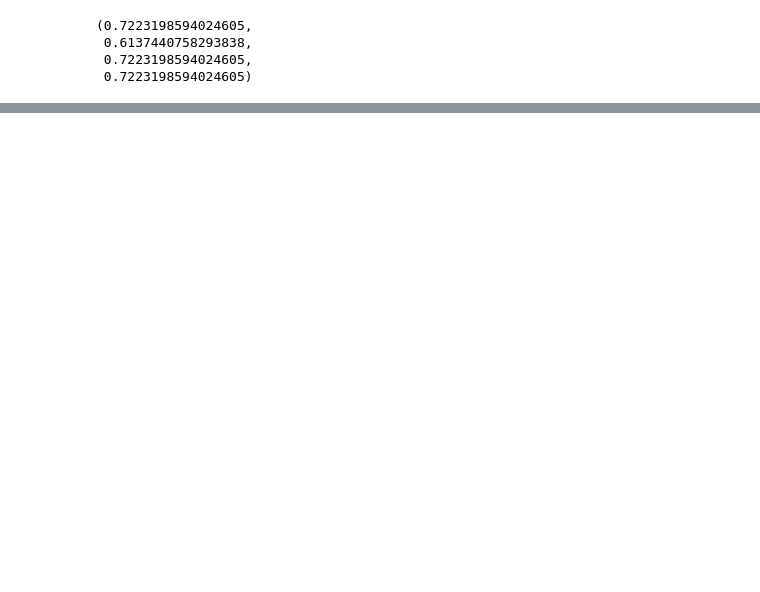
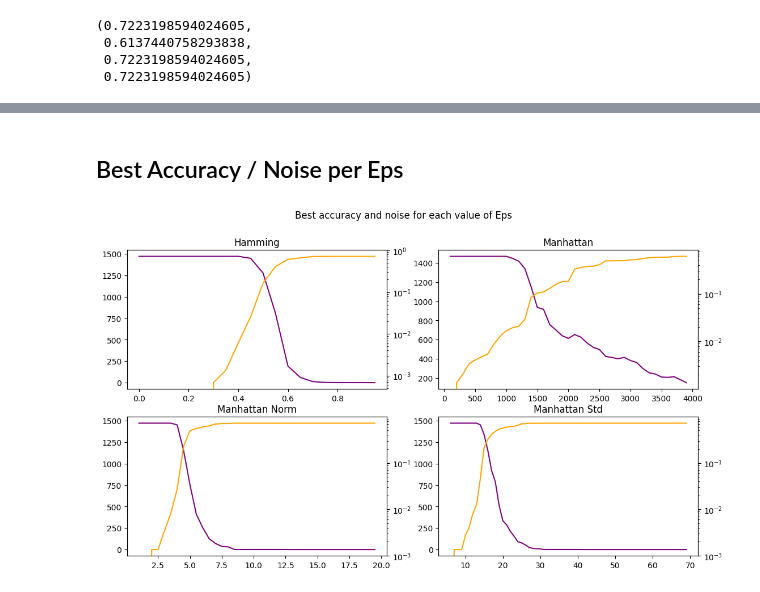
Before and after one commit to Kenza266/Clustering, a Jupyter notebook: NoteBooks/DBscan.ipynb, the cells around one changed output, grey strips where cells are left out. Drawn from its saved outputs; the diff is of its cells as text; code cells hidden in the pictures; blank space fills up the shorter version.

```diff
--- a/NoteBooks/DBscan.ipynb
+++ b/NoteBooks/DBscan.ipynb
@@ -38,9 +38,12 @@ def grid_search(eps_list, min_samples_list, X, dist_matrix, similarity):
         for min_samples in min_samples_list:
             dbscan = DBscan(eps=eps, min_samples=min_samples, similarity=similarity)
             clusters = dbscan.cluster(X, dist_matrix=dist_matrix)
+            pred = np.copy(clusters)
+            if -2 in pred:
+                pred = np.array(list(pred).remove(-2))
             results = results.append({'eps': eps,
                                     'min_samples': min_samples,
-                                    'nb_clusters': len(np.unique(clusters)) - 1,
+                                    'nb_clusters': len(np.unique(pred)),
                                     'noise': list(clusters).count(-2),
                                     'accuracy': accuracy(y, list(clusters)),
                                     'score': adjusted_rand_score(y, clusters)}, ignore_index=True)
@@ -290,0 +172,40 @@ plot_graphs(results_S, 'Manhattan Std')
+# %% [markdown]
+## Best Accuracy / Noise per Eps
+# %%
+fig, ax = plt.subplots(2, 2)
+ax = ax.flatten()
+fig.set_size_inches(13, 7)
+
+best_accuracies_H = results_H.groupby('eps')['noise'].max()
+best_accuracies_M = results_M.groupby('eps')['noise'].max()
+best_accuracies_N = results_N.groupby('eps')['noise'].max()
+best_accuracies_S = results_S.groupby('eps')['noise'].max()
+
+ax[0].plot(best_accuracies_H.index, best_accuracies_H.values, color='purple')
+ax[1].plot(best_accuracies_M.index, best_accuracies_M.values, color='purple')
+ax[2].plot(best_accuracies_N.index, best_accuracies_N.values, color='purple')
+ax[3].plot(best_accuracies_S.index, best_accuracies_S.values, color='purple')
+
+ax = [a.twinx() for a in ax]
+for a in ax:
+    a.set_yscale('log')
+
+best_accuracies_H = results_H.groupby('eps')['accuracy'].max()
+best_accuracies_M = results_M.groupby('eps')['accuracy'].max()
+best_accuracies_N = results_N.groupby('eps')['accuracy'].max()
+best_accuracies_S = results_S.groupby('eps')['accuracy'].max()
+
+ax[0].plot(best_accuracies_H.index, best_accuracies_H.values, color='orange')
+ax[0].set_title('Hamming')
+ax[1].plot(best_accuracies_M.index, best_accuracies_M.values, color='orange')
+ax[1].set_title('Manhattan')
+ax[2].plot(best_accuracies_N.index, best_accuracies_N.values, color='orange')
+ax[2].set_title('Manhattan Norm')
+ax[3].plot(best_accuracies_S.index, best_accuracies_S.values, color='orange')
+ax[3].set_title('Manhattan Std')
+
+fig.suptitle('Best accuracy and noise for each value of Eps')
+
+plt.show()
+# %% [output]
+[figure, added]
```
Also changed, not shown: parts of 15 cells of this notebook, 6 other files.
